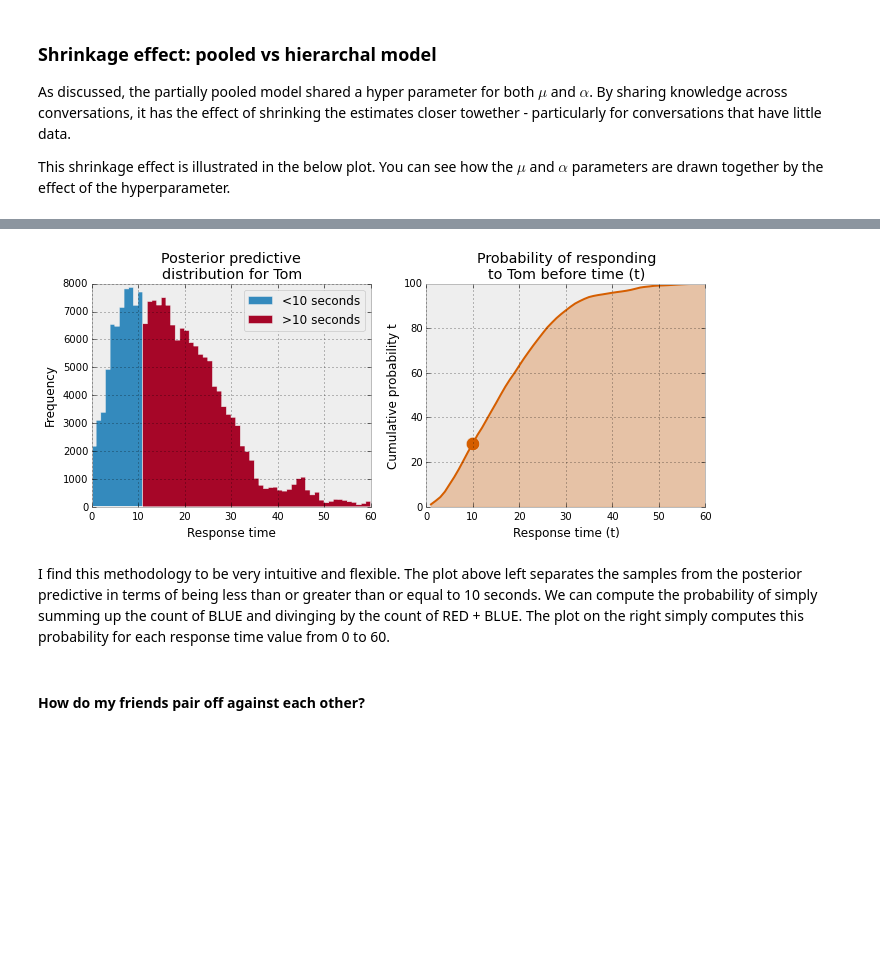
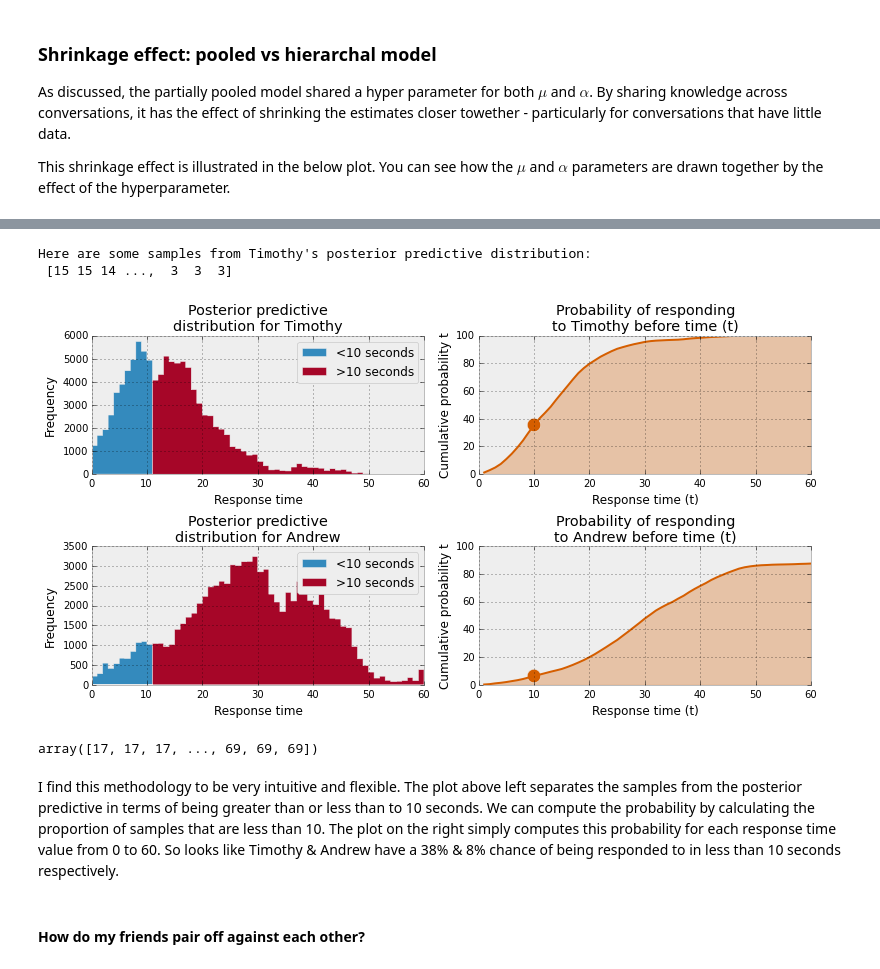
Before and after one commit to markdregan/Bayesian-Modelling-in-Python, a Jupyter notebook: Section 3. Hierarchical modelling.ipynb, the cells around one changed output, grey strips where cells are left out. Saved outputs shown, nothing was run; the diff lists cells and outputs as text; code cells hidden in the pictures; blank space fills up the shorter version.

```diff
--- a/Section 3. Hierarchical modelling.ipynb
+++ b/Section 3. Hierarchical modelling.ipynb
@@ -52,7 +54,7 @@ for p in participants:
         alpha = pm.Uniform('alpha', lower=0, upper=100)
         mu = pm.Uniform('mu', lower=0, upper=100)
 
-        data = list(messages[messages['prev_sender']==p]['time_delay_seconds']) + [0.]
+        data = list(messages[messages['prev_sender']==p]['time_delay_seconds'])
         y_est = pm.NegativeBinomial('y_est', mu=mu, alpha=alpha, observed=data)
 
         y_pred = pm.NegativeBinomial('y_pred', mu=mu, alpha=alpha)
@@ -144,15 +171,13 @@ Image('graphics/dag-partial-pooled-model.png', width=380)
 # %%
 with pm.Model() as model:
-    hyper_alpha_delta = pm.Uniform('hyper_alpha_delta', lower=0, upper=50)
+    hyper_alpha_sd = pm.Uniform('hyper_alpha_sd', lower=0, upper=50)
     hyper_alpha_mu = pm.Uniform('hyper_alpha_mu', lower=0, upper=10)
 
-    hyper_mu_delta = pm.Uniform('hyper_mu_delta', lower=0, upper=50)
+    hyper_mu_sd = pm.Uniform('hyper_mu_sd', lower=0, upper=50)
     hyper_mu_mu = pm.Uniform('hyper_mu_mu', lower=0, upper=60)
 
-    alpha = pm.Gamma('alpha', alpha=hyper_alpha_mu**2/hyper_alpha_delta**2,
-                     beta=hyper_alpha_mu/hyper_alpha_delta**2, shape=n_participants)
-    mu = pm.Gamma('mu', alpha=hyper_mu_mu**2/hyper_mu_delta**2,
-                  beta=hyper_mu_mu/hyper_mu_delta**2, shape=n_participants)
+    alpha = pm.Gamma('alpha', mu=hyper_alpha_mu, sd=hyper_alpha_sd, shape=n_participants)
+    mu = pm.Gamma('mu', mu=hyper_mu_mu, sd=hyper_mu_sd, shape=n_participants)
 
     y_est = pm.NegativeBinomial('y_est',
                                 mu=mu[participants_idx],
@@ -242,35 +266,55 @@ To estimate this probability, we can look at the posterior predctive distributio
 def participant_y_pred(person):
     """Return posterior predictive for person"""
     ix = np.where(participants == person)[0][0]
-    return hierarchical_trace['y_pred'][:, ix]
+    return hierarchical_trace['y_pred'][100000:, ix]
+# %%
+print("Here are some samples from Timothy's posterior predictive distribution: \n %s" % participant_y_pred('Timothy'))
+# %% [output]
+Here are some samples from Timothy's posterior predictive distribution:
+ [15 15 14 ...,  3  3  3]
 # %%
-ix_check = participant_y_pred('Tom') > 10
+def person_plotA(person_name):
+    ix_check = participant_y_pred(person_name) > 10
+    _ = plt.hist(participant_y_pred(person_name)[~ix_check], range=[0, x_lim], bins=x_lim, histtype='stepfilled', label='<10 seconds')
+    _ = plt.hist(participant_y_pred(person_name)[ix_check], range=[0, x_lim], bins=x_lim, histtype='stepfilled', label='>10 seconds')
+    _ = plt.title('Posterior predictive \ndistribution for %s' % person_name)
+    _ = plt.xlabel('Response time')
+    _ = plt.ylabel('Frequency')
+    _ = plt.legend()
 
-fig = plt.figure(figsize=(11,4))
-_ = fig.add_subplot(121)
-_ = plt.hist(participant_y_pred('Tom')[~ix_check], range=[0, x_lim], bins=x_lim, histtype='stepfilled', label='<10 seconds')
-_ = plt.hist(participant_y_pred('Tom')[ix_check], range=[0, x_lim], bins=x_lim, histtype='stepfilled', label='>10 seconds')
-_ = plt.title('Posterior predictive \ndistribution for Tom')
-_ = plt.xlabel('Response time')
-_ = plt.ylabel('Frequency')
-_ = plt.legend()
+def person_plotB(person_name):
+    x = np.linspace(1, 60, num=60)
+    num_samples = float(len(participant_y_pred(person_name)))
+    prob_lt_x = [100*sum(participant_y_pred(person_name) < i)/num_samples for i in x]
+    _ = plt.plot(x, prob_lt_x, color=colors[4])
+    _ = plt.fill_between(x, prob_lt_x, color=colors[4], alpha=0.3)
+    _ = plt.scatter(10, float(100*sum(participant_y_pred(person_name) < 10))/num_samples, s=180, c=colors[4])
+    _ = plt.title('Probability of responding \nto %s before time (t)' % person_name)
+    _ = plt.xlabel('Response time (t)')
+    _ = plt.ylabel('Cumulative probability t')
+    _ = plt.ylim(ymin=0, ymax=100)
+    _ = plt.xlim(xmin=0, xmax=60)
 
-fig.add_subplot(122)
-x = np.linspace(1, 60, num=60)
-num_samples = float(len(participant_y_pred('Tom')))
-prob_lt_x = [100*sum(participant_y_pred('Tom') < i)/num_samples for i in x]
-_ = plt.plot(x, prob_lt_x, color=colors[4])
-_ = plt.fill_between(x, prob_lt_x, color=colors[4], alpha=0.3)
-_ = plt.scatter(10, float(100*sum(participant_y_pred('Tom') < 10))/num_samples, s=180, c=colors[4])
-_ = plt.title('Probability of responding \nto Tom before time (t)')
-_ = plt.xlabel('Response time (t)')
-_ = plt.ylabel('Cumulative probability t')
-_ = plt.ylim(ymin=0, ymax=np.max(prob_lt_x))
-_ = plt.xlim(xmin=0, xmax=60)
+fig = plt.figure(figsize=(11,6))
+_ = fig.add_subplot(221)
+person_plotA('Timothy')
+_ = fig.add_subplot(222)
+person_plotB('Timothy')
+
+_ = fig.add_subplot(223)
+person_plotA('Andrew')
+_ = fig.add_subplot(224)
+person_plotB('Andrew')
+
+plt.tight_layout()
 # %% [output]
-[figure, old version]
+[figure, new version]
+# %%
+participant_y_pred('Andrew')
+# %% [output]
+array([17, 17, 17, ..., 69, 69, 69])
 # %% [markdown]
-I find this methodology to be very intuitive and flexible. The plot above left separates the samples from the posterior predictive in terms of being less than or greater than or equal to 10 seconds. We can compute the probability of simply summing up the count of BLUE and divinging by the count of RED + BLUE. The plot on the right simply computes this probability for each response time value from 0 to 60.
+I find this methodology to be very intuitive and flexible. The plot above left separates the samples from the posterior predictive in terms of being greater than or less than to 10 seconds. We can compute the probability by calculating the proportion of samples that are less than 10. The plot on the right simply computes this probability for each response time value from 0 to 60. So looks like Timothy & Andrew have a 38% & 8% chance of being responded to in less than 10 seconds respectively.
 # %% [markdown]
 #### How do my friends pair off against each other?
 # %%
```
Also changed, not shown: parts of 16 cells of this notebook.
